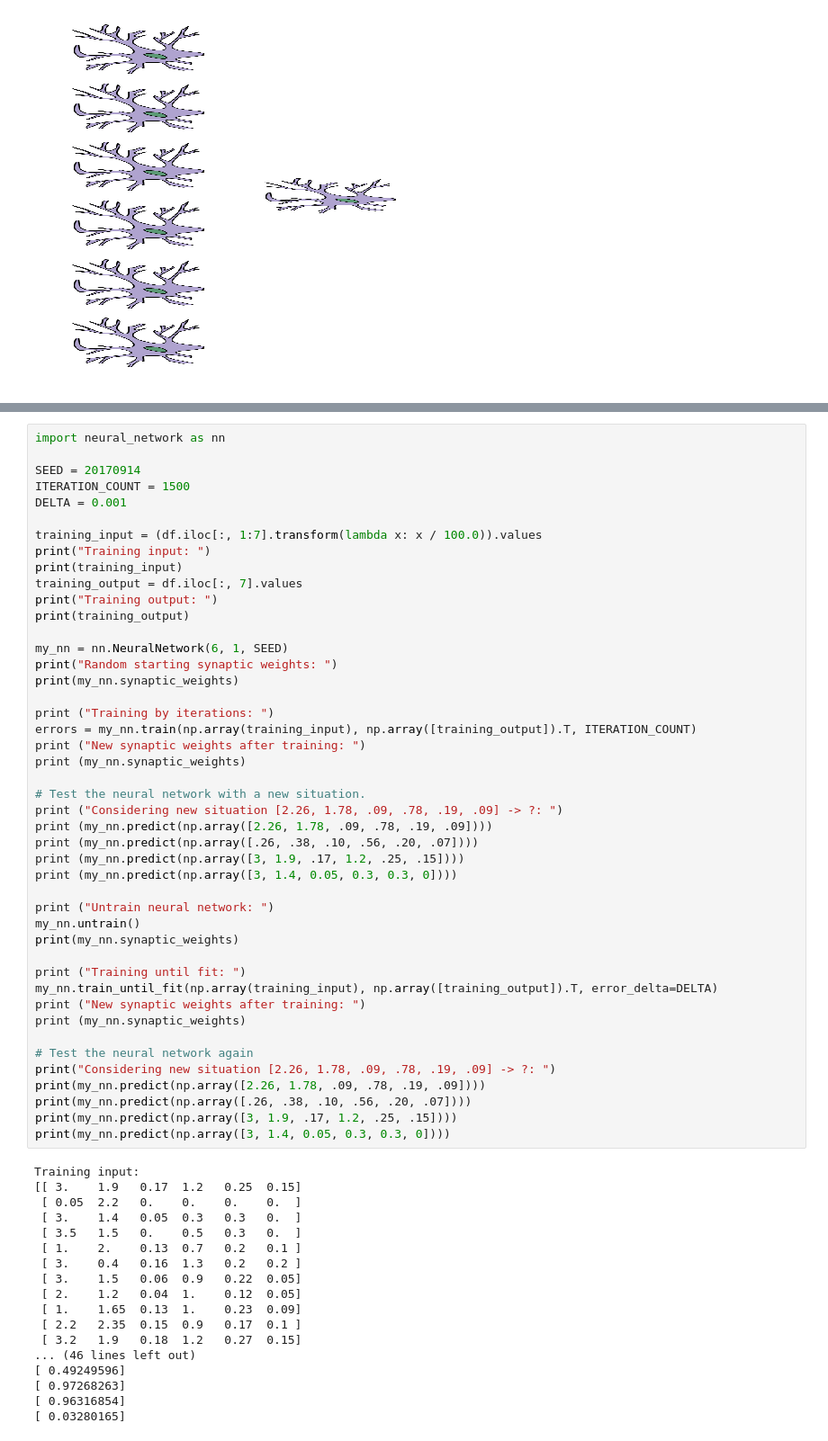
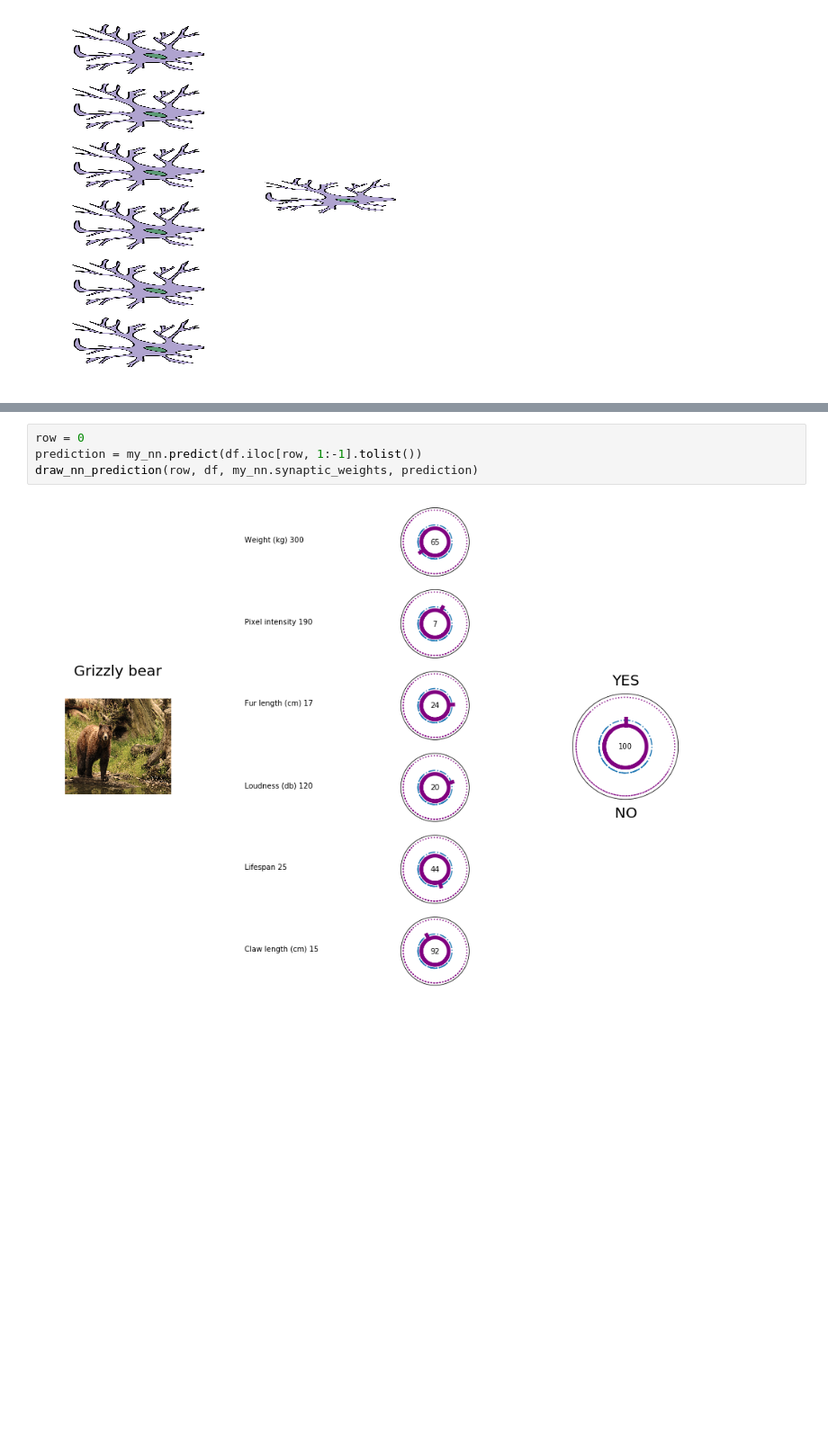
Before and after one commit to ramseydsilva/ml-presentation, a Jupyter notebook: How to Spot a Bear.ipynb, the cells around one changed output, grey strips where cells are left out. Shown at 90% size. Cells and saved outputs as stored; diff of their text form; blank space fills up the shorter version.

```diff
--- a/How to Spot a Bear.ipynb
+++ b/How to Spot a Bear.ipynb
@@ -334,63 +338,6 @@ plt.show()
-# %%
-import neural_network as nn
-
-SEED = 20170914
-ITERATION_COUNT = 1500
-DELTA = 0.001
-
-training_input = (df.iloc[:, 1:7].transform(lambda x: x / 100.0)).values
-print("Training input: ")
-print(training_input)
-training_output = df.iloc[:, 7].values
-print("Training output: ")
-print(training_output)
-
-my_nn = nn.NeuralNetwork(6, 1, SEED)
-print("Random starting synaptic weights: ")
-print(my_nn.synaptic_weights)
-
-print ("Training by iterations: ")
-errors = my_nn.train(np.array(training_input), np.array([training_output]).T, ITERATION_COUNT)
-print ("New synaptic weights after training: ")
-print (my_nn.synaptic_weights)
-
-# Test the neural network with a new situation.
-print ("Considering new situation [2.26, 1.78, .09, .78, .19, .09] -> ?: ")
-print (my_nn.predict(np.array([2.26, 1.78, .09, .78, .19, .09])))
-print (my_nn.predict(np.array([.26, .38, .10, .56, .20, .07])))
-print (my_nn.predict(np.array([3, 1.9, .17, 1.2, .25, .15])))
-print (my_nn.predict(np.array([3, 1.4, 0.05, 0.3, 0.3, 0])))
-
-print ("Untrain neural network: ")
-my_nn.untrain()
-print(my_nn.synaptic_weights)
-
-print ("Training until fit: ")
-my_nn.train_until_fit(np.array(training_input), np.array([training_output]).T, error_delta=DELTA)
-print ("New synaptic weights after training: ")
-print (my_nn.synaptic_weights)
-
-# Test the neural network again
-print("Considering new situation [2.26, 1.78, .09, .78, .19, .09] -> ?: ")
-print(my_nn.predict(np.array([2.26, 1.78, .09, .78, .19, .09])))
-print(my_nn.predict(np.array([.26, .38, .10, .56, .20, .07])))
-print(my_nn.predict(np.array([3, 1.9, .17, 1.2, .25, .15])))
-print(my_nn.predict(np.array([3, 1.4, 0.05, 0.3, 0.3, 0])))
-# %% [output]
-Training input:
-[[ 3.    1.9   0.17  1.2   0.25  0.15]
- [ 0.05  2.2   0.    0.    0.    0.  ]
- [ 3.    1.4   0.05  0.3   0.3   0.  ]
- [ 3.5   1.5   0.    0.5   0.3   0.  ]
- [ 1.    2.    0.13  0.7   0.2   0.1 ]
- [ 3.    0.4   0.16  1.3   0.2   0.2 ]
- [ 3.    1.5   0.06  0.9   0.22  0.05]
- [ 2.    1.2   0.04  1.    0.12  0.05]
- [ 1.    1.65  0.13  1.    0.23  0.09]
- [ 2.2   2.35  0.15  0.9   0.17  0.1 ]
- [ 3.2   1.9   0.18  1.2   0.27  0.15]
-... (46 lines left out)
-[ 0.49249596]
-[ 0.97268263]
-[ 0.96316854]
-[ 0.03280165]
+# %%
+row = 0
+prediction = my_nn.predict(df.iloc[row, 1:-1].tolist())
+draw_nn_prediction(row, df, my_nn.synaptic_weights, prediction)
+# %% [output]
+[figure, added]
```
Also changed, not shown: parts of 20 cells of this notebook, 5 other files.
